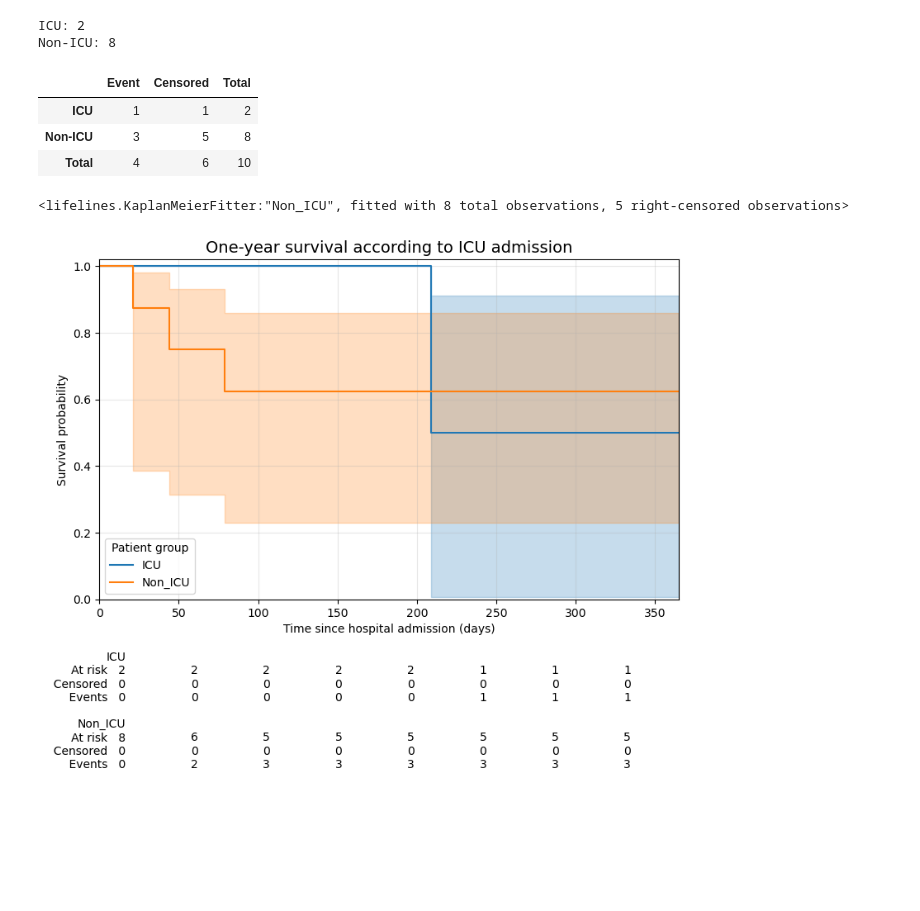
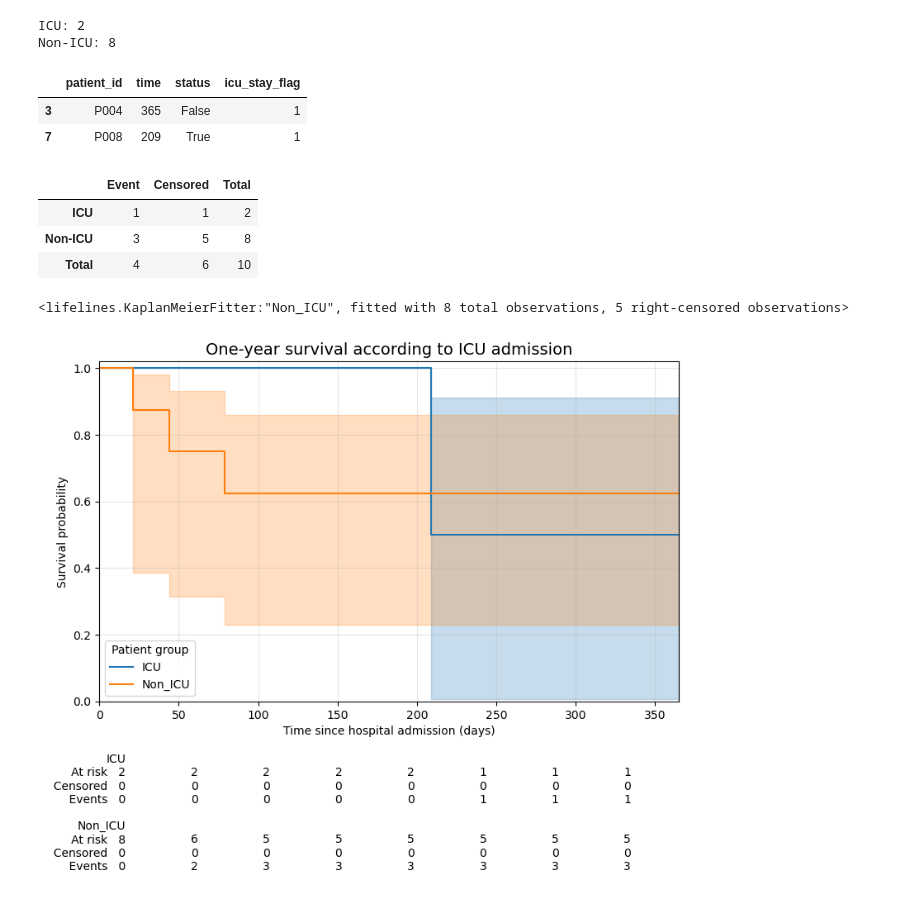
Before and after one commit to Arefeasd/server_patient_cohort, a Jupyter notebook: survival_analysis/KM_for_ICU.ipynb, the cells around one changed output. Saved outputs shown, nothing was run; the diff lists cells and outputs as text; code cells hidden in the pictures; blank space fills up the shorter version.

```diff
--- a/survival_analysis/KM_for_ICU.ipynb
+++ b/survival_analysis/KM_for_ICU.ipynb
@@ -185,6 +213,12 @@ print("Non-ICU:", non_icu_mask.sum())
 # %% [output]
 ICU: 2
 Non-ICU: 8
+# %%
+df[icu_mask]
+# %% [output]
+|  | patient_id | time | status | icu_stay_flag |
+| 3 | P004 | 365 | False | 1 |
+| 7 | P008 | 209 | True | 1 |
 # %%
 table_2x2 = pd.DataFrame(
     {
```
Also changed, not shown: parts of 4 cells of this notebook.
